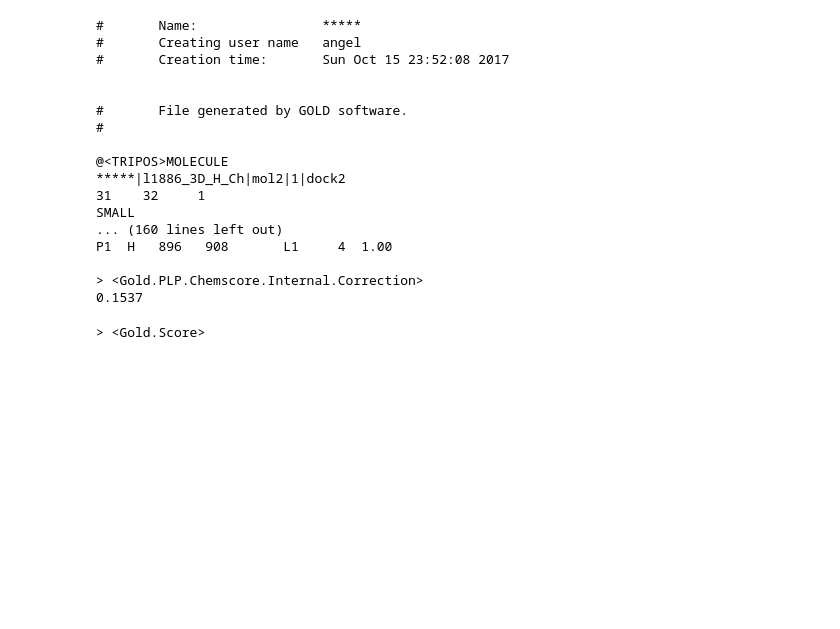
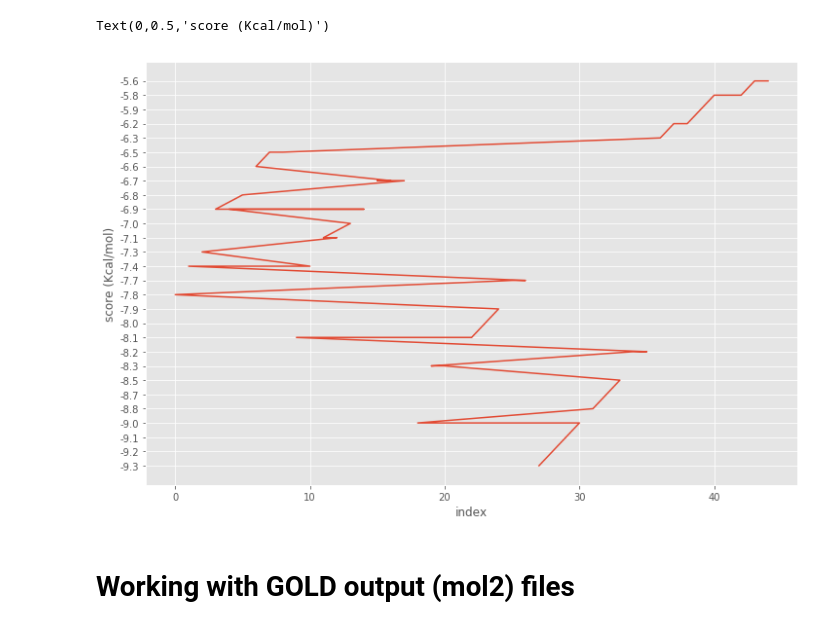
Before and after one commit to AngelRuizMoreno/Docking_analyzer_devel, a Jupyter notebook: Docking_analyzer/Notebooks/Docking_analizer.ipynb, the cells around one changed output. Drawn from its saved outputs; the diff is of its cells as text; code cells hidden in the pictures; blank space fills up the shorter version.

```diff
--- a/Docking_analyzer/Notebooks/Docking_analizer.ipynb
+++ b/Docking_analyzer/Notebooks/Docking_analizer.ipynb
@@ -56,34 +90,19 @@ Index: []
+# %%
+plt.plot ((list(sort.index)),sort['score'])
+plt.xlabel('index')
+plt.ylabel ('score (Kcal/mol)')
+# %% [output]
+Text(0,0.5,'score (Kcal/mol)')
+[figure, added]
+# %% [markdown]
+# Working with GOLD output (mol2) files
 # %%
+## NOT implemented yet
+
 file ='/home/angel/Desktop/gold_soln_l1886_3D_H_Ch_m1_2.mol2'
 with open(file,'rt') as file:
     for line in file:
             line = line.strip()
-            print (line)
+            if 'Gold.Score' in line:
+                x=line.strip()
+                print (x)
-# %% [output]
-#       Name:                *****
-#       Creating user name   angel
-#       Creation time:       Sun Oct 15 23:52:08 2017
-
-
-#       File generated by GOLD software.
-#
-
-@<TRIPOS>MOLECULE
-*****|l1886_3D_H_Ch|mol2|1|dock2
-31    32     1
-SMALL
-... (160 lines left out)
-P1  H   896   908       L1     4  1.00
-
-> <Gold.PLP.Chemscore.Internal.Correction>
-0.1537
-# %%
-file ='/home/angel/Desktop/gold_soln_l1886_3D_H_Ch_m1_2.mol2'
-with open(file,'rt') as file:
-    for line in file:
-            line = line.strip()
-            if 'Gold.Score' in line:
-                x=line.strip()
-                print (x)
-# %% [output]
-> <Gold.Score>
```
Also changed, not shown: parts of 12 cells of this notebook, 6 other files.
